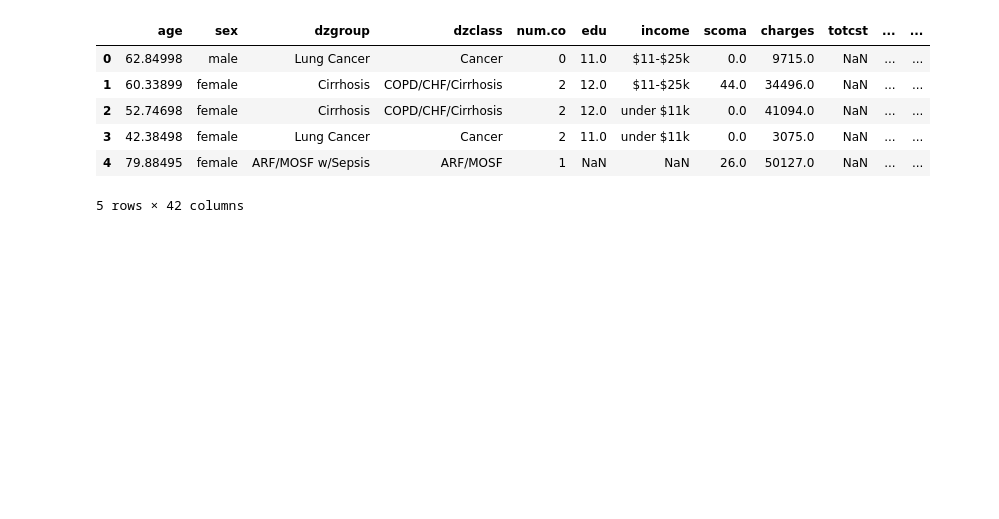
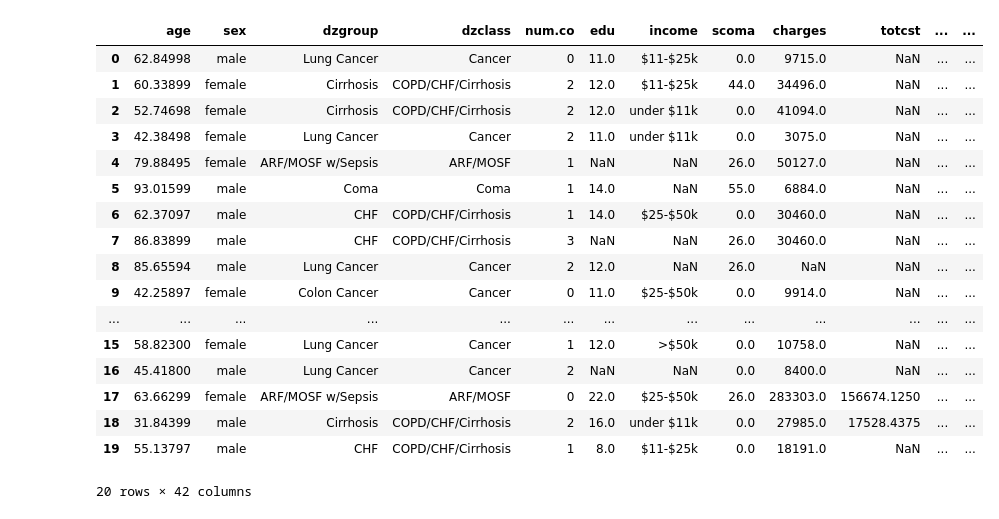
Before and after one commit to nrapun/proyecto_AA, a Jupyter notebook: intento2.ipynb, the cells around one changed output. Saved outputs shown, nothing was run; the diff lists cells and outputs as text; code cells hidden in the pictures; blank space fills up the shorter version.

```diff
--- a/intento2.ipynb
+++ b/intento2.ipynb
@@ -33,12 +33,23 @@ print(support2.variables)
 47               Imputed ADL Calibrated to Surrogate.   None             no
 # %%
 #head
-X.head()
+X.head(20)
 # %% [output]
 |  | age | sex | dzgroup | dzclass | num.co | edu | income | scoma | charges | totcst | ... | ... |
 | 0 | 62.84998 | male | Lung Cancer | Cancer | 0 | 11.0 | $11-$25k | 0.0 | 9715.0 | NaN | ... | ... |
 | 1 | 60.33899 | female | Cirrhosis | COPD/CHF/Cirrhosis | 2 | 12.0 | $11-$25k | 44.0 | 34496.0 | NaN | ... | ... |
 | 2 | 52.74698 | female | Cirrhosis | COPD/CHF/Cirrhosis | 2 | 12.0 | under $11k | 0.0 | 41094.0 | NaN | ... | ... |
 | 3 | 42.38498 | female | Lung Cancer | Cancer | 2 | 11.0 | under $11k | 0.0 | 3075.0 | NaN | ... | ... |
 | 4 | 79.88495 | female | ARF/MOSF w/Sepsis | ARF/MOSF | 1 | NaN | NaN | 26.0 | 50127.0 | NaN | ... | ... |
+| 5 | 93.01599 | male | Coma | Coma | 1 | 14.0 | NaN | 55.0 | 6884.0 | NaN | ... | ... |
+| 6 | 62.37097 | male | CHF | COPD/CHF/Cirrhosis | 1 | 14.0 | $25-$50k | 0.0 | 30460.0 | NaN | ... | ... |
+| 7 | 86.83899 | male | CHF | COPD/CHF/Cirrhosis | 3 | NaN | NaN | 26.0 | 30460.0 | NaN | ... | ... |
+| 8 | 85.65594 | male | Lung Cancer | Cancer | 2 | 12.0 | NaN | 26.0 | NaN | NaN | ... | ... |
+| 9 | 42.25897 | female | Colon Cancer | Cancer | 0 | 11.0 | $25-$50k | 0.0 | 9914.0 | NaN | ... | ... |
+| ... | ... | ... | ... | ... | ... | ... | ... | ... | ... | ... | ... | ... |
+| 15 | 58.82300 | female | Lung Cancer | Cancer | 1 | 12.0 | >$50k | 0.0 | 10758.0 | NaN | ... | ... |
+| 16 | 45.41800 | male | Lung Cancer | Cancer | 2 | NaN | NaN | 0.0 | 8400.0 | NaN | ... | ... |
+| 17 | 63.66299 | female | ARF/MOSF w/Sepsis | ARF/MOSF | 0 | 22.0 | $25-$50k | 26.0 | 283303.0 | 156674.1250 | ... | ... |
+| 18 | 31.84399 | male | Cirrhosis | COPD/CHF/Cirrhosis | 2 | 16.0 | under $11k | 0.0 | 27985.0 | 17528.4375 | ... | ... |
+| 19 | 55.13797 | male | CHF | COPD/CHF/Cirrhosis | 1 | 8.0 | $11-$25k | 0.0 | 18191.0 | NaN | ... | ... |
-5 rows × 42 columns
+20 rows × 42 columns
```
